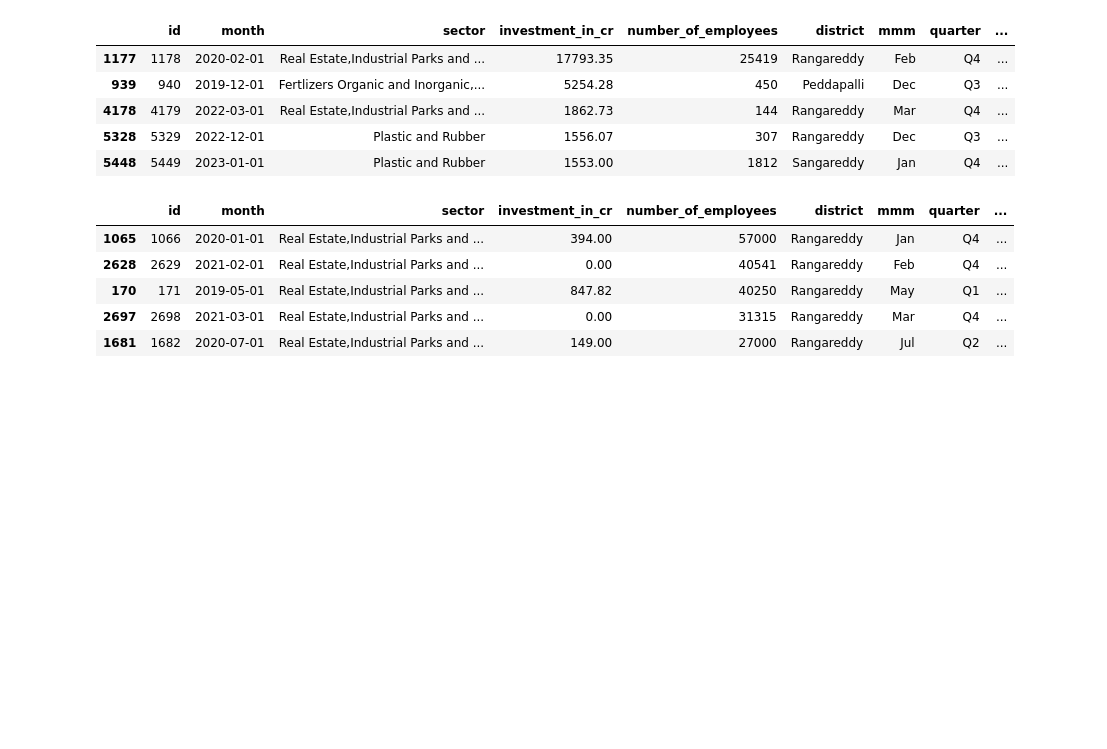
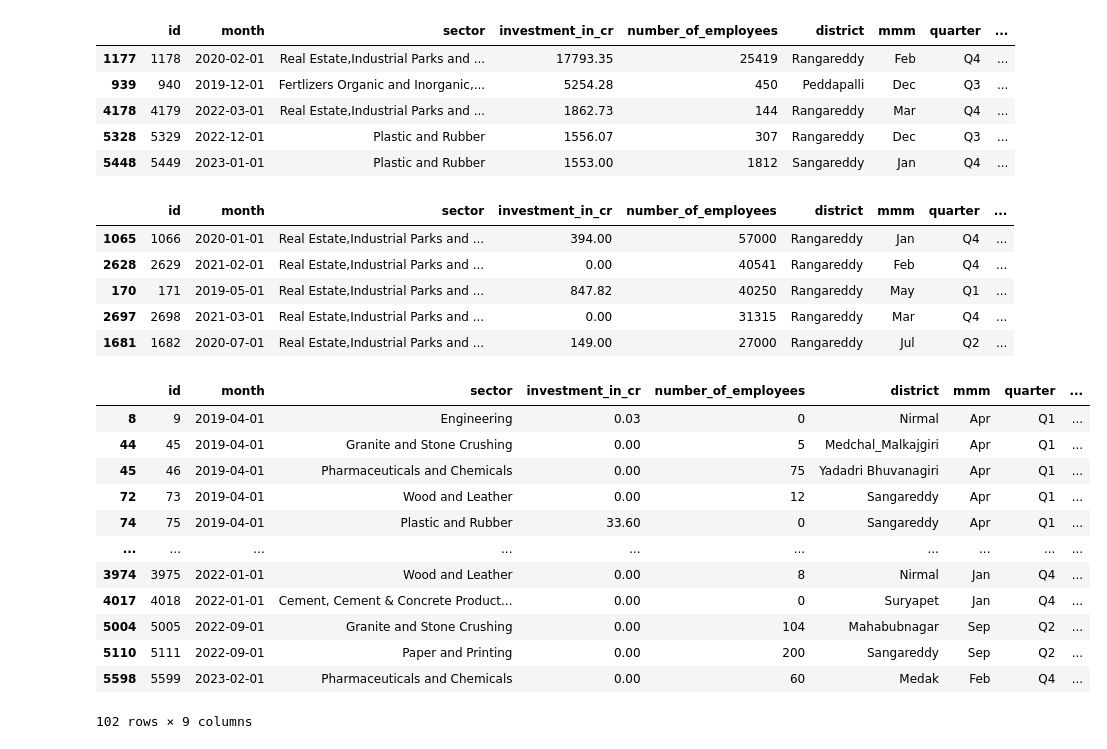
Before and after one commit to nani2357/Telangana_Growth_Analysis, a Jupyter notebook: notebooks/plots/ts-ipass.ipynb, the cells around one changed output. Saved outputs shown, nothing was run; the diff lists cells and outputs as text; code cells hidden in the pictures; blank space fills up the shorter version.

```diff
--- a/notebooks/plots/ts-ipass.ipynb
+++ b/notebooks/plots/ts-ipass.ipynb
@@ -201,3 +201,19 @@ investments.nlargest(5, 'number_of_employees')
 | 170 | 171 | 2019-05-01 | Real Estate,Industrial Parks and ... | 847.82 | 40250 | Rangareddy | May | Q1 | ... |
 | 2697 | 2698 | 2021-03-01 | Real Estate,Industrial Parks and ... | 0.00 | 31315 | Rangareddy | Mar | Q4 | ... |
 | 1681 | 1682 | 2020-07-01 | Real Estate,Industrial Parks and ... | 149.00 | 27000 | Rangareddy | Jul | Q2 | ... |
+# %%
+investments[(investments['investment_in_cr'] == 0) | (investments['number_of_employees'] == 0)]
+# %% [output]
+|  | id | month | sector | investment_in_cr | number_of_employees | district | mmm | quarter | ... |
+| 8 | 9 | 2019-04-01 | Engineering | 0.03 | 0 | Nirmal | Apr | Q1 | ... |
+| 44 | 45 | 2019-04-01 | Granite and Stone Crushing | 0.00 | 5 | Medchal_Malkajgiri | Apr | Q1 | ... |
+| 45 | 46 | 2019-04-01 | Pharmaceuticals and Chemicals | 0.00 | 75 | Yadadri Bhuvanagiri | Apr | Q1 | ... |
+| 72 | 73 | 2019-04-01 | Wood and Leather | 0.00 | 12 | Sangareddy | Apr | Q1 | ... |
+| 74 | 75 | 2019-04-01 | Plastic and Rubber | 33.60 | 0 | Sangareddy | Apr | Q1 | ... |
+| ... | ... | ... | ... | ... | ... | ... | ... | ... | ... |
+| 3974 | 3975 | 2022-01-01 | Wood and Leather | 0.00 | 8 | Nirmal | Jan | Q4 | ... |
+| 4017 | 4018 | 2022-01-01 | Cement, Cement & Concrete Product... | 0.00 | 0 | Suryapet | Jan | Q4 | ... |
+| 5004 | 5005 | 2022-09-01 | Granite and Stone Crushing | 0.00 | 104 | Mahabubnagar | Sep | Q2 | ... |
+| 5110 | 5111 | 2022-09-01 | Paper and Printing | 0.00 | 200 | Sangareddy | Sep | Q2 | ... |
+| 5598 | 5599 | 2023-02-01 | Pharmaceuticals and Chemicals | 0.00 | 60 | Medak | Feb | Q4 | ... |
+102 rows × 9 columns
```
Also changed, not shown: parts of 4 cells of this notebook.
